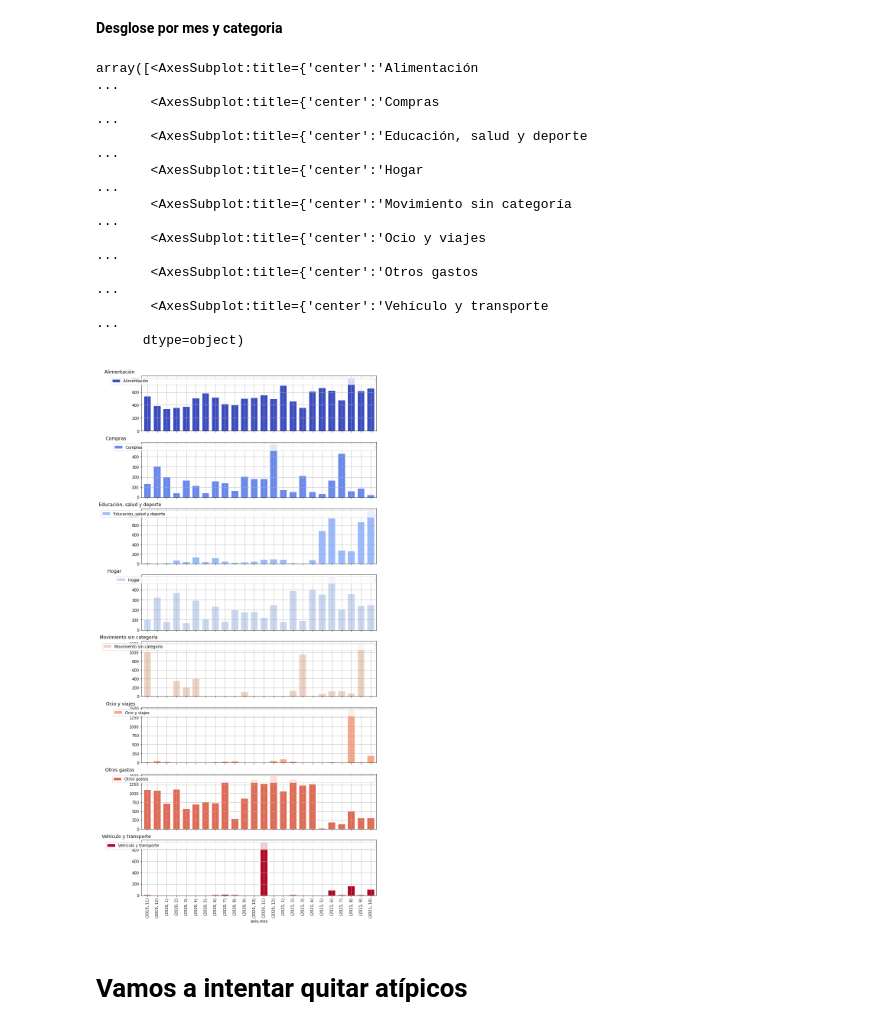
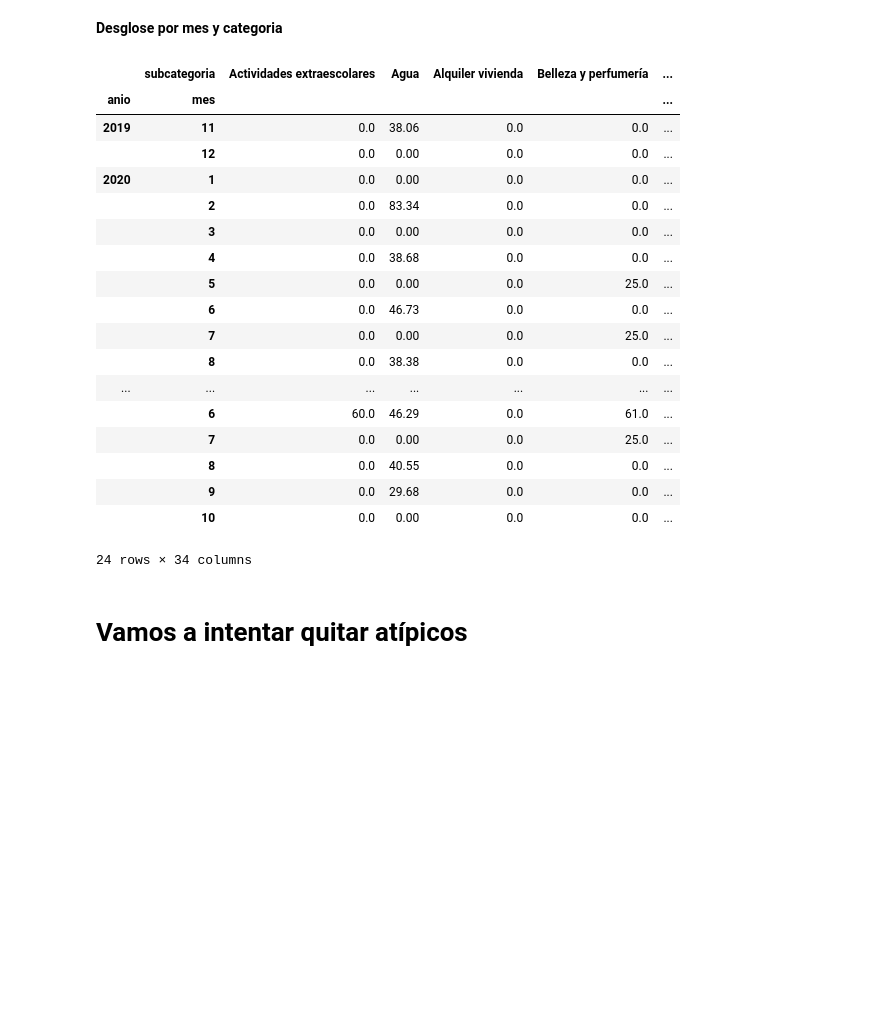
Before and after one commit to cperezh/gastos, a Jupyter notebook: jupyter/analisi_gastos.ipynb, the cells around one changed output. Saved outputs shown, nothing was run; the diff lists cells and outputs as text; code cells hidden in the pictures; blank space fills up the shorter version.

```diff
--- a/jupyter/analisi_gastos.ipynb
+++ b/jupyter/analisi_gastos.ipynb
@@ -123,20 +123,36 @@ Name: importe, dtype: float64
 # %% [markdown]
 **Desglose por mes y categoria**
 # %%
-test = filtro[filtro.importe<0].groupby(["anio","mes","categoria"])["importe"].agg("sum").abs()
-t = test.unstack()
-t.plot.bar(figsize=(11,25), colormap="coolwarm", width=0.7,  subplots=True, grid=True)
+test = filtro[filtro.importe<0].groupby(["anio","mes","subcategoria"])["importe"].agg("sum").abs()
+test2 = test.unstack(fill_value=0)
+test2
+#test2 = test.groupby(["anio","subcategoria"]).agg("mean").unstack()
+test2
+#t = test2.unstack()
+#t
+#t2 =
+#t2
+#t.plot.bar(figsize=(10,70), width=0.7,  grid=True, color=["red","blue"], subplots=True)
 # %% [output]
+|  | subcategoria | Actividades extraescolares | Agua | Alquiler vivienda | Belleza y perfumería | ... |
+| anio | mes |  |  |  |  | ... |
+| 2019 | 11 | 0.0 | 38.06 | 0.0 | 0.0 | ... |
+|  | 12 | 0.0 | 0.00 | 0.0 | 0.0 | ... |
+| 2020 | 1 | 0.0 | 0.00 | 0.0 | 0.0 | ... |
+|  | 2 | 0.0 | 83.34 | 0.0 | 0.0 | ... |
+|  | 3 | 0.0 | 0.00 | 0.0 | 0.0 | ... |
+|  | 4 | 0.0 | 38.68 | 0.0 | 0.0 | ... |
+|  | 5 | 0.0 | 0.00 | 0.0 | 25.0 | ... |
+|  | 6 | 0.0 | 46.73 | 0.0 | 0.0 | ... |
+|  | 7 | 0.0 | 0.00 | 0.0 | 25.0 | ... |
+|  | 8 | 0.0 | 38.38 | 0.0 | 0.0 | ... |
+| ... | ... | ... | ... | ... | ... | ... |
+|  | 6 | 60.0 | 46.29 | 0.0 | 61.0 | ... |
+|  | 7 | 0.0 | 0.00 | 0.0 | 25.0 | ... |
+|  | 8 | 0.0 | 40.55 | 0.0 | 0.0 | ... |
+|  | 9 | 0.0 | 29.68 | 0.0 | 0.0 | ... |
+|  | 10 | 0.0 | 0.00 | 0.0 | 0.0 | ... |
-array([<AxesSubplot:title={'center':'Alimentación                                                                                                                                                        ...
-       <AxesSubplot:title={'center':'Compras                                                                                                                                                             ...
-       <AxesSubplot:title={'center':'Educación, salud y deporte                                                                                                                                          ...
-       <AxesSubplot:title={'center':'Hogar                                                                                                                                                               ...
-       <AxesSubplot:title={'center':'Movimiento sin categoría                                                                                                                                            ...
-       <AxesSubplot:title={'center':'Ocio y viajes                                                                                                                                                       ...
-       <AxesSubplot:title={'center':'Otros gastos                                                                                                                                                        ...
-       <AxesSubplot:title={'center':'Vehículo y transporte                                                                                                                                               ...
-      dtype=object)
+24 rows × 34 columns
-[figure, removed]
 # %% [markdown]
 # Vamos a intentar quitar atípicos
 # %%
```
Also changed, not shown: parts of 6 cells of this notebook, 1 other file.
